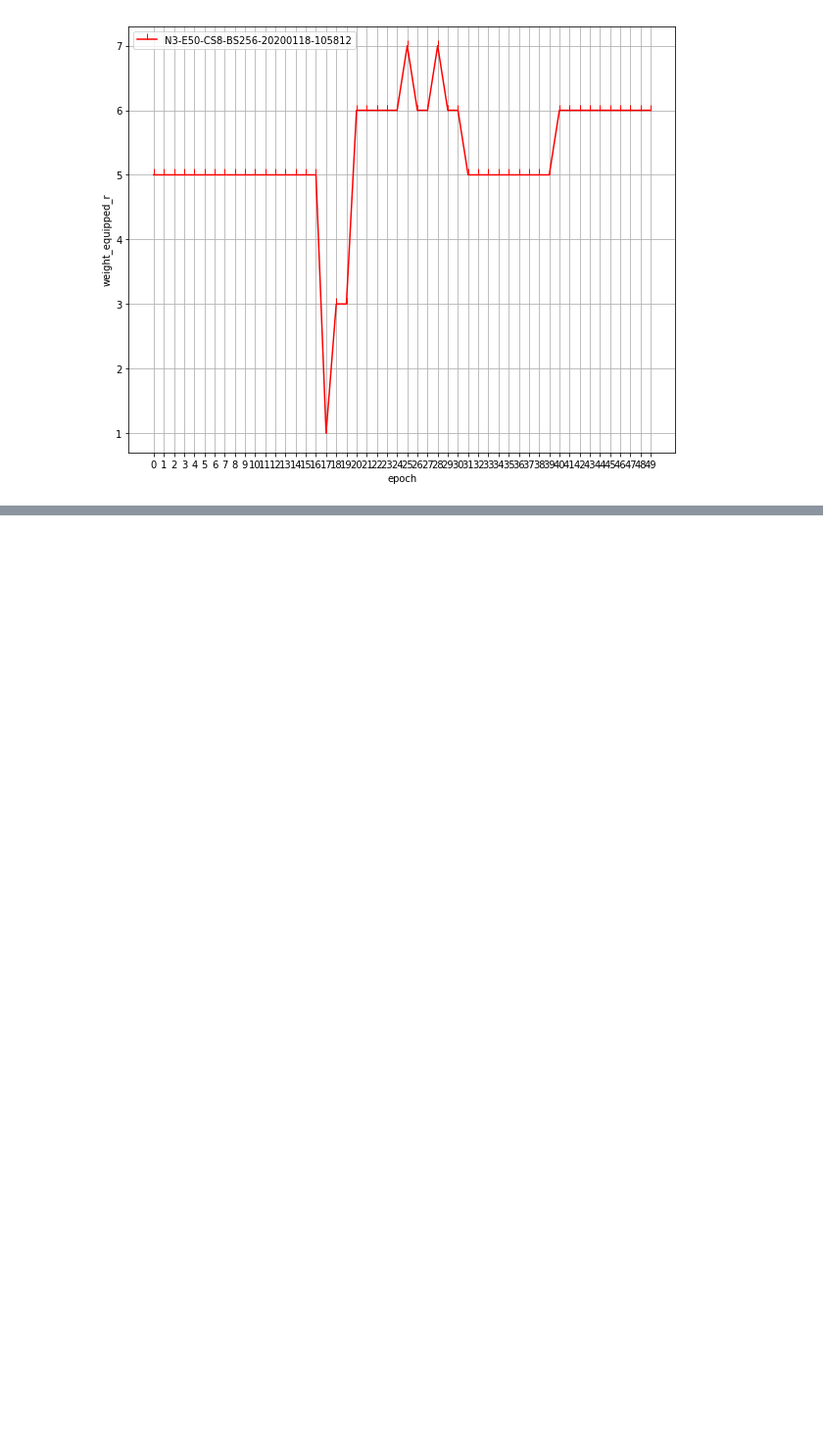
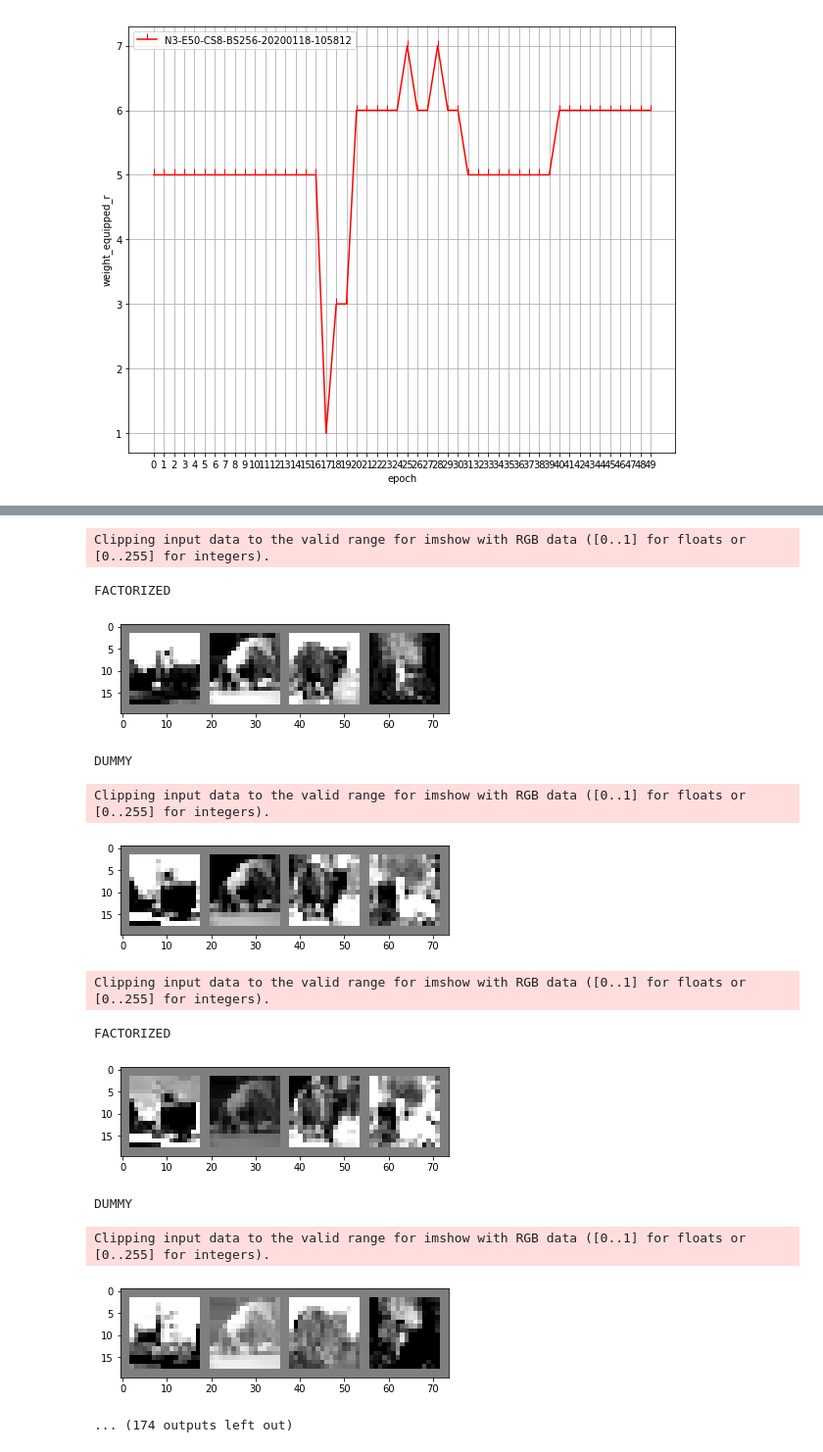
Before and after one commit to huawei-resnet/PC-DARTS, a Jupyter notebook: graphics.ipynb, the cells around one changed output, grey strips where cells are left out. Shown at 98% size. Drawn from its saved outputs; the diff is of its cells as text; code cells hidden in the pictures; blank space fills up the shorter version.

```diff
--- a/graphics.ipynb
+++ b/graphics.ipynb
@@ -417,0 +583,35 @@ graphics_genotype(["N3-E50-CS8-BS256-20200118-105812"], "genotype_debug")
+# %%
+conv_0 = nn.Conv2d(3, 64, 1)
+conv_1 = nn.Conv2d(64, 32 // 2, 1, stride=2, padding=0, bias=False)
+conv_2 = nn.Conv2d(64, 32 // 2, 1, stride=2, padding=0, bias=False)
+conv_3 = nn.Conv2d(64, 32, 1, stride=2, padding=0, bias=False)
+bn = nn.BatchNorm2d(32, affine=True)
+# %%
+x1 = conv_0(images)
+
+out = torch.cat([conv_1(x1), conv_2(x1[:,:,1:,1:])], dim=1)
+x2 = bn(out)
+
+out1 = conv_3(x1)
+x3 = bn(out1)
+
+# imshow(torchvision.utils.make_grid(x[:,5:8,:,:]))
+for i in range(31):
+    print("FACTORIZED")
+    imshow(torchvision.utils.make_grid(x2[:,i:i+1,:,:]))
+    print("DUMMY")
+    imshow(torchvision.utils.make_grid(x3[:,i:i+1,:,:]))
+# %% [output]
+Clipping input data to the valid range for imshow with RGB data ([0..1] for floats or [0..255] for integers).
+FACTORIZED
+[figure, added]
+DUMMY
+Clipping input data to the valid range for imshow with RGB data ([0..1] for floats or [0..255] for integers).
+[figure, added]
+Clipping input data to the valid range for imshow with RGB data ([0..1] for floats or [0..255] for integers).
+FACTORIZED
+[figure, added]
+DUMMY
+Clipping input data to the valid range for imshow with RGB data ([0..1] for floats or [0..255] for integers).
+[figure, added]
+... (174 outputs left out)
```
Also changed, not shown: parts of 11 cells of this notebook.
